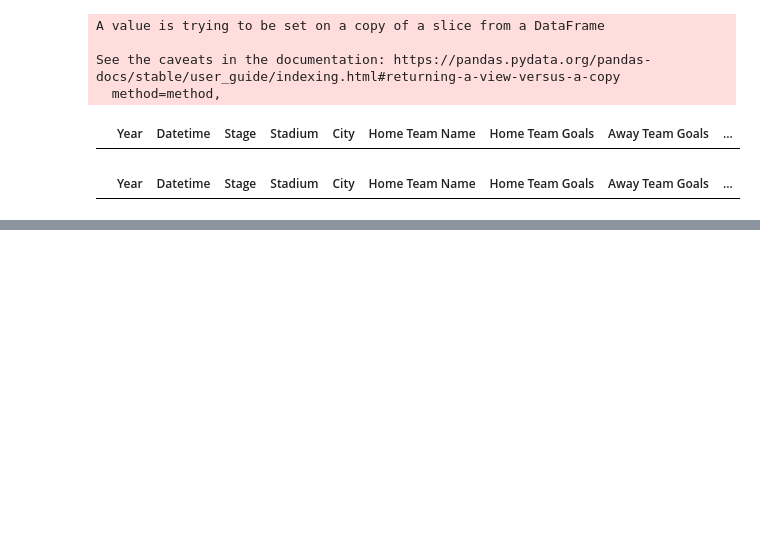
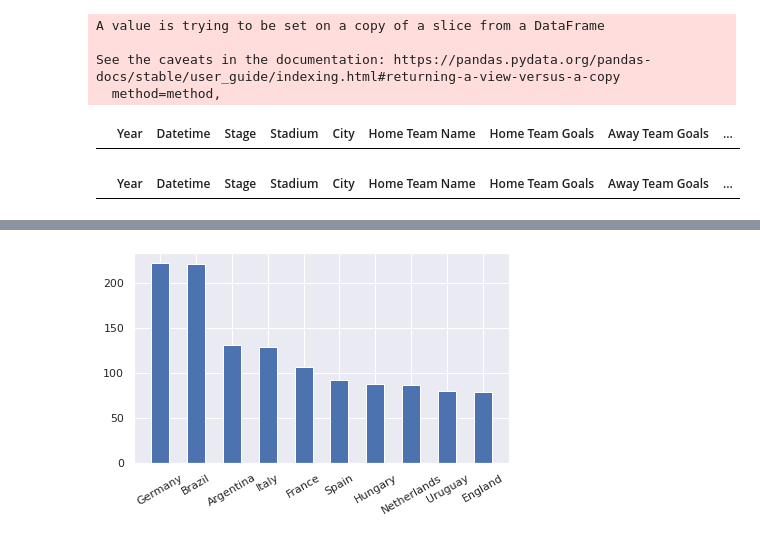
Before and after one commit to Typonote/ColabWorldcupAnalysis, a Jupyter notebook: WorldCupAnalysis.ipynb, the cells around one changed output, grey strips where cells are left out. Cells and saved outputs as stored; diff of their text form; code cells hidden in the pictures; blank space fills up the shorter version.

```diff
--- a/WorldCupAnalysis.ipynb
+++ b/WorldCupAnalysis.ipynb
@@ -244,0 +260,4 @@ display(match_df[match_df['Home Team Name']=="Germany"].head(2),match_df[match_d
+# %%
+# 국가별 득점 수를 구하기(1) => away팀 득점 수 구하기
+away = match_df.groupby(['Away Team Name'])['Away Team Goals'].sum()
+away
@@ -244,0 +278,4 @@ display(match_df[match_df['Home Team Name']=="Germany"].head(2),match_df[match_d
+# %%
+#  home과 away를 하나로 합치고, goal_per_country라는 새로운 데이터프레임에 저장. => 결측값을 제거(fillna 함수 사용)
+goal_per_country = pd.concat([home, away], axis=1, sort=True).fillna(0)
+goal_per_country
@@ -244,0 +296,4 @@ display(match_df[match_df['Home Team Name']=="Germany"].head(2),match_df[match_d
+# %%
+# goal_per_country 데이터 프레임에“Goals”이라는 새로운 column생성 => home팀과 away팀 득점을 하나로 합침
+goal_per_country['Goals'] = goal_per_country['Home Team Goals'] + goal_per_country['Away Team Goals']
+goal_per_country
@@ -244,0 +314,6 @@ display(match_df[match_df['Home Team Name']=="Germany"].head(2),match_df[match_d
+# %%
+# goal_per_country 에서 Goals 칼럼만 추출하고, 내림차순으로 정렬
+goal_per_country = goal_per_country["Goals"].sort_values(ascending = False)
+# dtype를 정수형으로 바꿈
+goal_per_country = goal_per_country.astype(int)
+goal_per_country
@@ -244,0 +333,18 @@ display(match_df[match_df['Home Team Name']=="Germany"].head(2),match_df[match_d
+# %%
+# 상위 10개 국가만 골라 그래프로 출력
+goal_per_country = goal_per_country[:10]
+
+# x, y값 저장
+x = goal_per_country.index
+y = goal_per_country.values
+
+#그래프 그리기
+fig, ax = plt.subplots()
+
+ax.bar(x, y, width = 0.5)
+
+# x축 항목 이름 지정, 30도 회전
+plt.xticks(x, rotation=30)
+plt.tight_layout()
+# %% [output]
+[figure, added]
```
Also changed, not shown: parts of 13 cells of this notebook.
